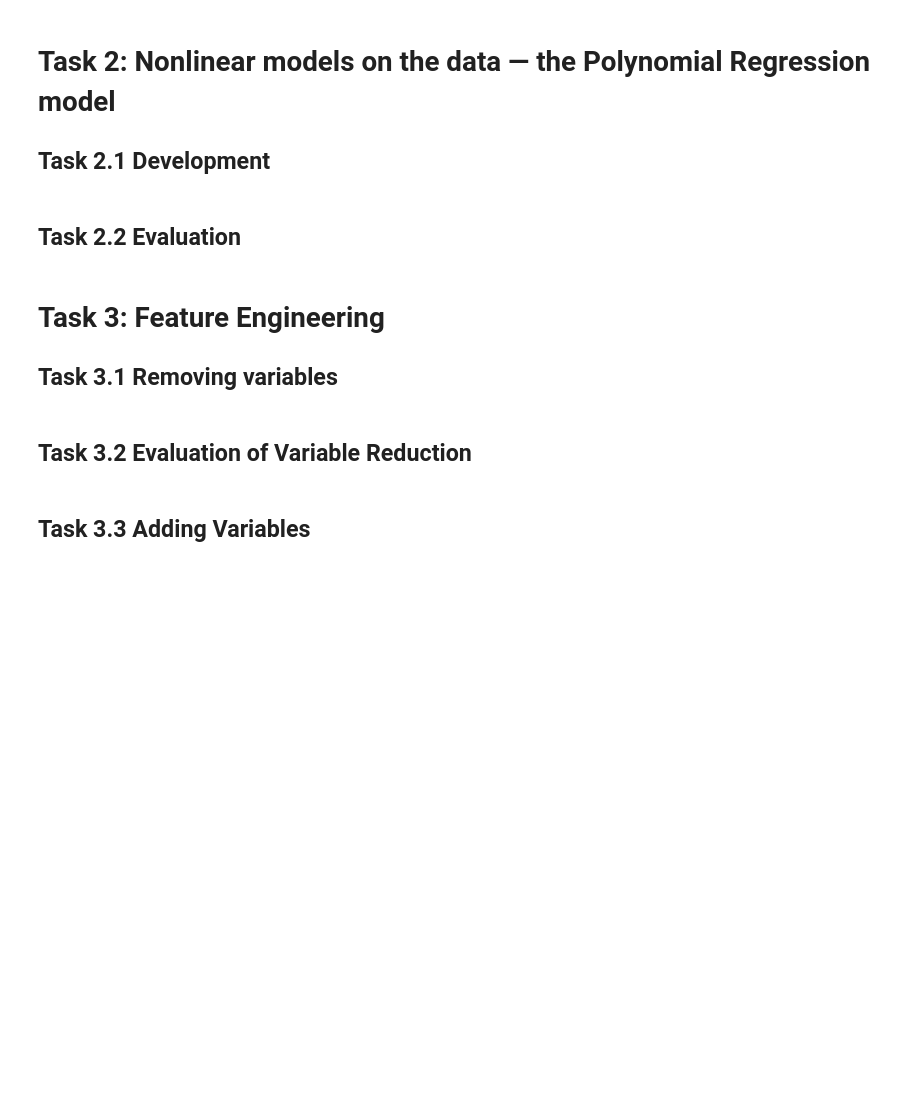
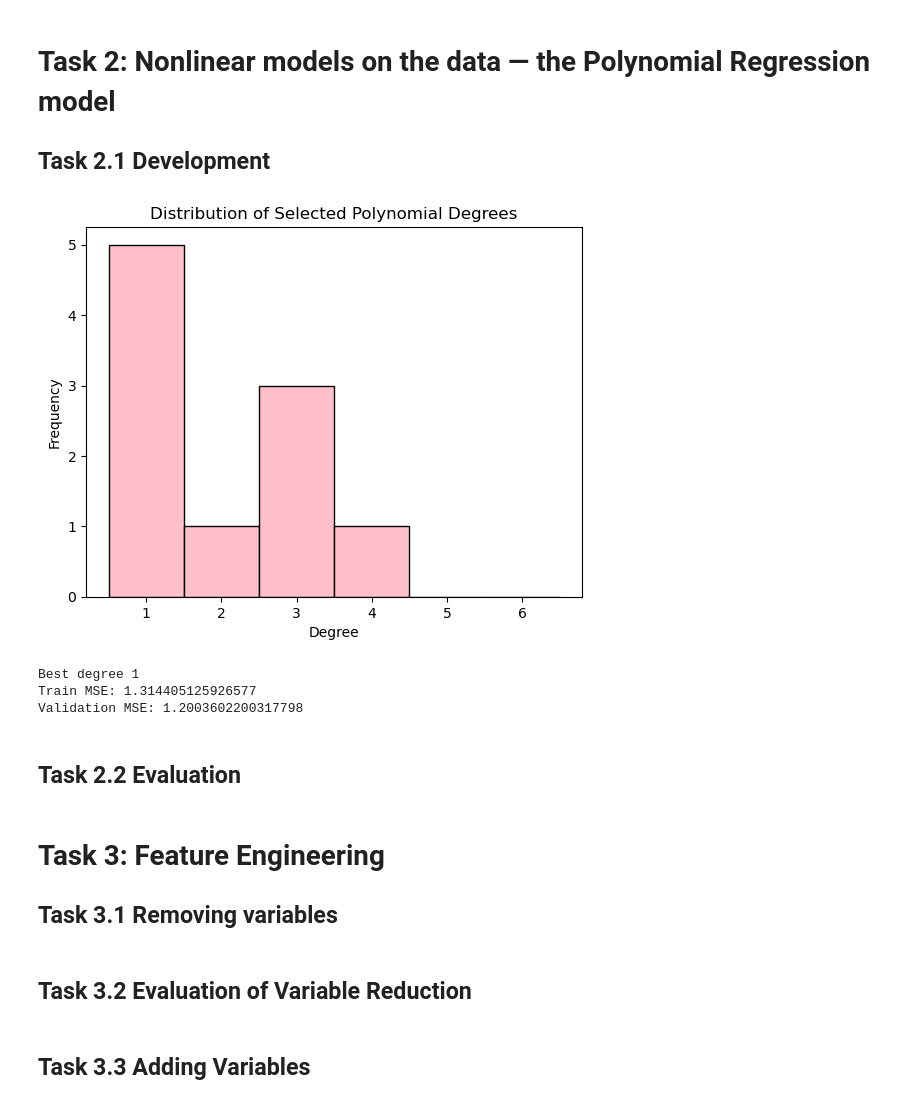
Before and after one commit to AgnJed/ML_the_3-body_problem, a Jupyter notebook: machine-learning-nova-1.ipynb, the cells around one changed output. Drawn from its saved outputs; the diff is of its cells as text; code cells hidden in the pictures; blank space fills up the shorter version.

Commit message:
Distribution of selected degrees

```diff
--- a/machine-learning-nova-1.ipynb
+++ b/machine-learning-nova-1.ipynb
@@ -273,7 +274,7 @@ from sklearn.preprocessing import PolynomialFeatures
 from sklearn.linear_model import RidgeCV
 from sklearn.metrics import mean_squared_error
 
-def validate_poly_regression(X_train, y_train, X_val, y_val, regressor=None, degrees=range(1,10), max_features=None):
+def validate_poly_regression(X_train, y_train, X_val, y_val, regressor=None, degrees=range(1,7), max_features=None):
 
     best_rsme = 1000
     best_degree = 0
@@ -282,7 +283,7 @@ def validate_poly_regression(X_train, y_train, X_val, y_val, regressor=None, deg
     n_features_list = []
 
     for d in degrees:
-        print("Degree ", d)
+        #print("Degree ", d)
 
         pipe_d_degree= Pipeline(
     [       ('preprocessor', PolynomialFeatures(degree=d)),
@@ -297,13 +298,12 @@ def validate_poly_regression(X_train, y_train, X_val, y_val, regressor=None, deg
         y_train_predict = pipe_d_degree.predict(X_train)
         y_val_predict = pipe_d_degree.predict(X_val)
 
-        #print("Degree:", d)
 
         train_error = np.sqrt(mean_squared_error(y_train, y_train_predict))
         #print("Train MSE:", train_error)
 
         val_error = np.sqrt(mean_squared_error(y_val, y_val_predict))
-        #print("Test MSE:", test_error)
+        #print("Test MSE:", val_error)
 
         if val_error < best_rsme:
             best_rsme = val_error
@@ -312,25 +312,19 @@ def validate_poly_regression(X_train, y_train, X_val, y_val, regressor=None, deg
         train_scores.append(train_error)
         validation_scores.append(val_error)
 
-        print("Val error: ", val_error)
-
     return train_scores, validation_scores, best_rsme, best_degree, n_features_list
-# %%
-#input_train=input_train[0:6425]
-#output_train=output_train[0:6425]
-#groups=groups[0:6425]
-
-
-sample_train_set = train_set.sample(frac=0.01)
-sample_input_train = sample_train_set[["t","x_1_init", "y_1_init", "x_2_init", "y_2_init", "x_3_init", "y_3_init"]]
-sample_output_train = sample_train_set[["x_1", "y_1", "x_2", "y_2", "x_3", "y_3"]]
 # %%
-degrees=range(1,10)
+degrees=range(1,7)
 degree_scores = {d: {'train_scores': [], 'test_scores': []} for d in degrees}
 best_rsmes = []
 best_degrees = []
 
 for _ in range(10):
+
+    sample_train_set = train_set.sample(frac=0.0001)
+    sample_input_train = sample_train_set[["t","x_1_init", "y_1_init", "x_2_init", "y_2_init", "x_3_init", "y_3_init"]]
+    sample_output_train = sample_train_set[["x_1", "y_1", "x_2", "y_2", "x_3", "y_3"]]
+
     train_scores, validation_scores, best_rsme, best_degree, n_features_list = validate_poly_regression(sample_input_train, sample_output_train, input_validation, output_validation)
 
     best_rsmes.append(best_rsme)
@@ -342,5 +344,27 @@ for _ in range(10):
+# %%
+import matplotlib.pyplot as plt
+
+# Create bin edges so that each bar is centered on its respective integer
+bin_edges = [i - 0.5 for i in range(1, len(degrees) + 2)]  # Create bin edges
+
+plt.hist(best_degrees, bins=bin_edges, color='pink', edgecolor='black')
+
+# Set the x-axis ticks to be integers
+plt.xticks(range(1, len(degrees) + 1))
+
+# Set the title and labels
+plt.title('Distribution of Selected Polynomial Degrees')
+plt.xlabel('Degree')
+plt.ylabel('Frequency')
+
+# Show the plot
+plt.show()
+# %% [output]
+[figure, added]
 # %%
 best_degree_ever = max(set(best_degrees), key=best_degrees.count)
+
+print("Best degree", best_degree_ever)
 
 pipe_best_degree= Pipeline(
 [       ('preprocessor', PolynomialFeatures(degree=best_degree_ever)),
@@ -356,7 +380,11 @@ train_error = np.sqrt(mean_squared_error(output_train, output_train_predict))
 print("Train MSE:", train_error)
 
 val_error = np.sqrt(mean_squared_error(output_validation, output_val_predict))
-print("Validation MSE:", train_error)
+print("Validation MSE:", val_error)
+# %% [output]
+Best degree 1
+Train MSE: 1.314405125926577
+Validation MSE: 1.2003602200317798
 # %% [markdown]
 ## Task 2.2 Evaluation
 # %% [markdown]
```
Also changed, not shown: parts of 12 cells of this notebook, 2 other files.
